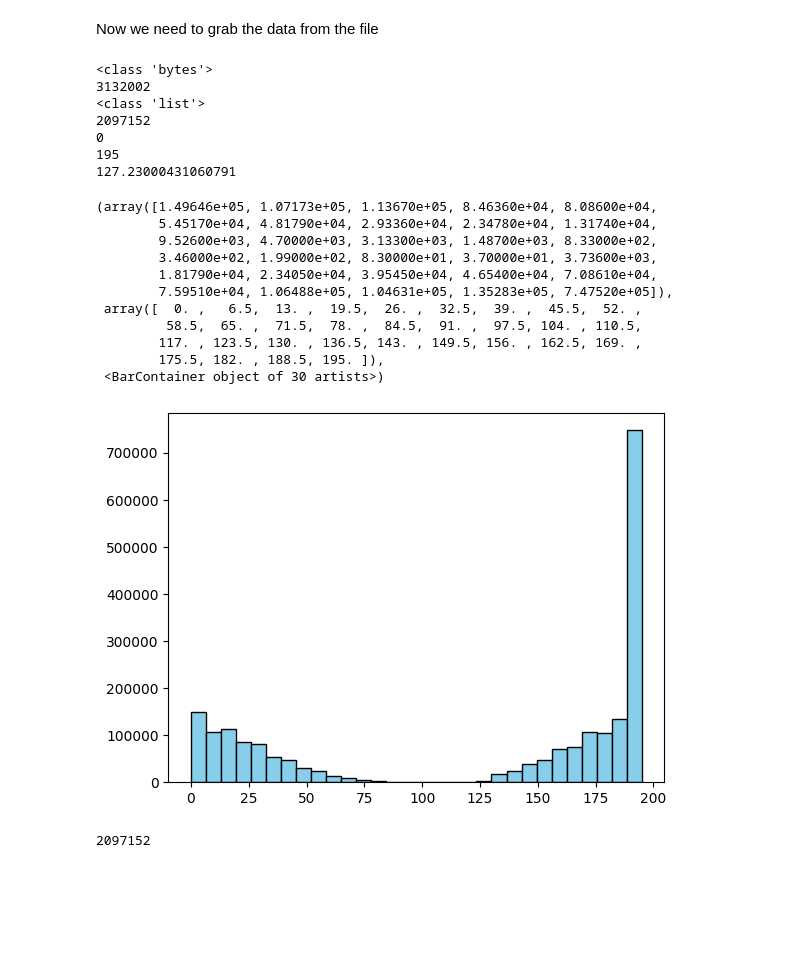
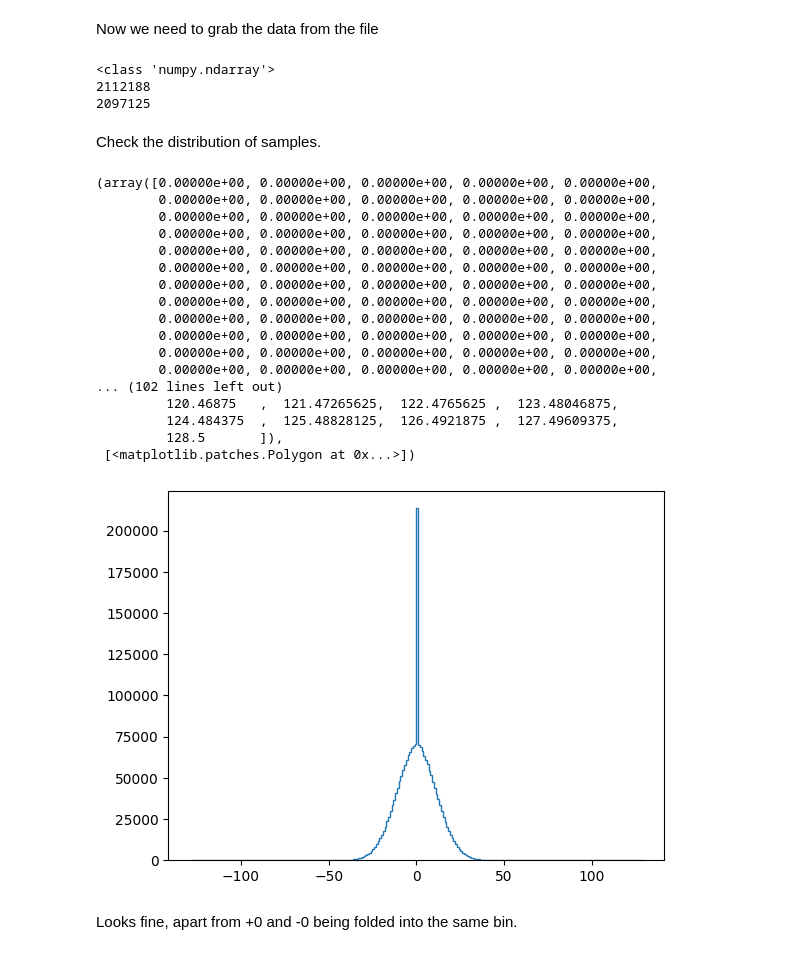
Before and after one commit to SETIguy/jupyter_notebooks, a Jupyter notebook: Doppler Check/Doppler Check.ipynb, the cells around one changed output. Saved outputs shown, nothing was run; the diff lists cells and outputs as text; code cells hidden in the pictures; blank space fills up the shorter version.

Commit message:
Getting closer.  Workunit file is too short.

```diff
--- a/Doppler Check/Doppler Check.ipynb
+++ b/Doppler Check/Doppler Check.ipynb
@@ -258,44 +259,42 @@ $-0.13382687 \; \mathrm{\frac{Hz}{s}}$
 # %% [markdown]
 Now we need to grab the data from the file
 # %%
-f=open("work_unit.sah","rb")
-data=f.read()
+data=np.fromfile("work_unit.sah", dtype=np.int8)
 print(type(data))
-# The start is at 14919 bytes into the file
-# every file will be different!
+# The start is at 15063 bytes into the file
+# every file will be different!  A workunit reader should be able to exctract the header and data in the form of a structure.
+# I don't think I have time to write this
 print(data.__len__())
-data=list(data[14918:14918+2*1024*1024])
-print(type(data))
-print(len(data))
-print(min(data))
-print(max(data))
-print(sum(data)/len(data))
+data=data[15062:-1]
+print(data.__len__())
 # %% [output]
-<class 'bytes'>
-3132002
-<class 'list'>
-2097152
-0
-195
-127.23000431060791
+<class 'numpy.ndarray'>
+2112188
+2097125
+# %% [markdown]
+Check the distribution of samples.
 # %%
 import matplotlib.pyplot as plt
 %matplotlib inline
-plt.hist(data,bins=30, color='skyblue', edgecolor='black')
+plt.hist(data,bins=256,range=[-128.5,128.5],histtype='step')
 # %% [output]
-(array([1.49646e+05, 1.07173e+05, 1.13670e+05, 8.46360e+04, 8.08600e+04,
-        5.45170e+04, 4.81790e+04, 2.93360e+04, 2.34780e+04, 1.31740e+04,
-        9.52600e+03, 4.70000e+03, 3.13300e+03, 1.48700e+03, 8.33000e+02,
-        3.46000e+02, 1.99000e+02, 8.30000e+01, 3.70000e+01, 3.73600e+03,
-        1.81790e+04, 2.34050e+04, 3.95450e+04, 4.65400e+04, 7.08610e+04,
-        7.59510e+04, 1.06488e+05, 1.04631e+05, 1.35283e+05, 7.47520e+05]),
- array([  0. ,   6.5,  13. ,  19.5,  26. ,  32.5,  39. ,  45.5,  52. ,
-         58.5,  65. ,  71.5,  78. ,  84.5,  91. ,  97.5, 104. , 110.5,
-        117. , 123.5, 130. , 136.5, 143. , 149.5, 156. , 162.5, 169. ,
-        175.5, 182. , 188.5, 195. ]),
- <BarContainer object of 30 artists>)
+(array([0.00000e+00, 0.00000e+00, 0.00000e+00, 0.00000e+00, 0.00000e+00,
+        0.00000e+00, 0.00000e+00, 0.00000e+00, 0.00000e+00, 0.00000e+00,
+        0.00000e+00, 0.00000e+00, 0.00000e+00, 0.00000e+00, 0.00000e+00,
+        0.00000e+00, 0.00000e+00, 0.00000e+00, 0.00000e+00, 0.00000e+00,
+        0.00000e+00, 0.00000e+00, 0.00000e+00, 0.00000e+00, 0.00000e+00,
+        0.00000e+00, 0.00000e+00, 0.00000e+00, 0.00000e+00, 0.00000e+00,
+        0.00000e+00, 0.00000e+00, 0.00000e+00, 0.00000e+00, 0.00000e+00,
+        0.00000e+00, 0.00000e+00, 0.00000e+00, 0.00000e+00, 0.00000e+00,
+        0.00000e+00, 0.00000e+00, 0.00000e+00, 0.00000e+00, 0.00000e+00,
+        0.00000e+00, 0.00000e+00, 0.00000e+00, 0.00000e+00, 0.00000e+00,
+        0.00000e+00, 0.00000e+00, 0.00000e+00, 0.00000e+00, 0.00000e+00,
+        0.00000e+00, 0.00000e+00, 0.00000e+00, 0.00000e+00, 0.00000e+00,
+... (102 lines left out)
+         120.46875   ,  121.47265625,  122.4765625 ,  123.48046875,
+         124.484375  ,  125.48828125,  126.4921875 ,  127.49609375,
+         128.5       ]),
+ [<matplotlib.patches.Polygon at 0x...>])
-[figure, old version]
+[figure, new version]
-# %%
-print(data.__len__())
-# %% [output]
-2097152
+# %% [markdown]
+Looks fine, apart from +0 and -0 being folded into the same bin.
```
Also changed, not shown: parts of 16 cells of this notebook.
